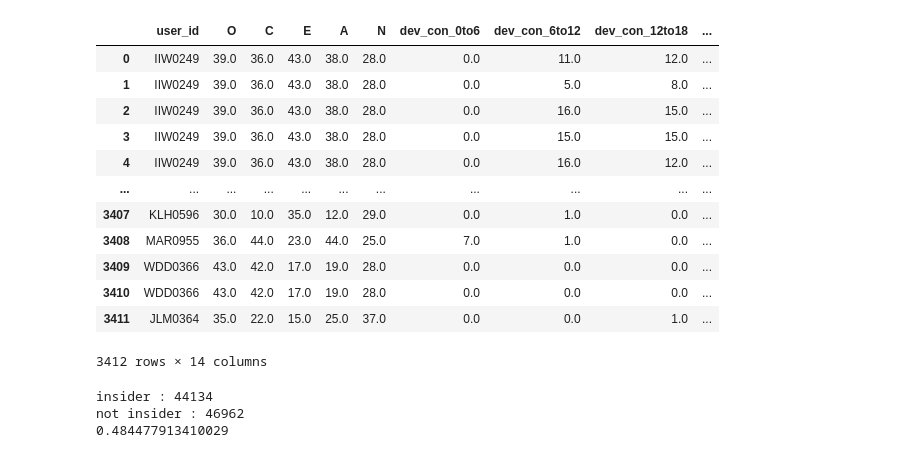
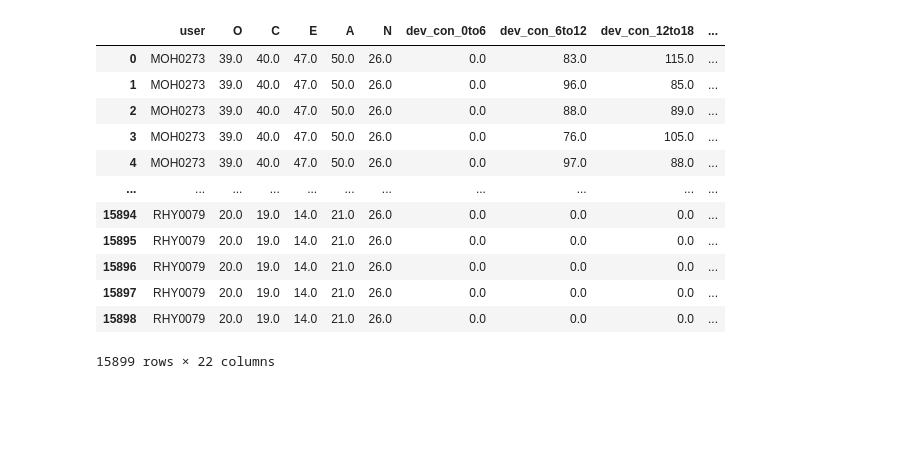
Before and after one commit to melonattacker/InsiderSignalingGame, a Jupyter notebook: data/preprocess/preprocess.ipynb, the cells around one changed output. Saved outputs shown, nothing was run; the diff lists cells and outputs as text; code cells hidden in the pictures; blank space fills up the shorter version.

Commit message:
UPDATE: logonを含めた学習

```diff
--- a/data/preprocess/preprocess.ipynb
+++ b/data/preprocess/preprocess.ipynb
@@ -1,6 +1,7 @@
 # %%
 import pandas as pd
 device_df = pd.read_csv('device.csv')
+logon_df = pd.read_csv('logon.csv')
 psycho_df = pd.read_csv('psychometric.csv', index_col=0)
 # %%
 import math
@@ -29 +30,12 @@ device_df
 91096 rows × 6 columns
+# %%
+import math
+import random
+logon_df.assign(insider=0) # insiderのラベル追加
+insiders_df = pd.read_csv('insiders.csv')
+insiders = insiders_df[insiders_df['dataset'] == 4.2]['user'].tolist()
+logon_df["insider"] = logon_df["user"].apply(lambda x : 0 if x  in insiders else  1)
+nin_insider_list = list(logon_df[logon_df['insider'] == 1].index)
+del_rows = random.sample(nin_insider_list, math.floor(0.87*len(nin_insider_list))) # insiderとnot insiderの割合をいい感じにするためにnot insiderを削除
+logon_df = logon_df.drop(del_rows)
+logon_df
@@ -30,6 +56,9 @@ device_df
 # %%
 device_df["activity"] = device_df["activity"].apply(lambda x : 0 if x == "Connect" else  1) # activityを0, 1に変換
 device_df["date"] = pd.to_datetime(device_df["date"]) # 日時をdatetime型に変換
+# %%
+logon_df["activity"] = logon_df["activity"].apply(lambda x : 0 if x == "Logon" else  1) # activityを0, 1に変換
+logon_df["date"] = pd.to_datetime(logon_df["date"]) # 日時をdatetime型に変換
 # %%
 def get_timezone(hour: int) -> int:
         if 0 <= hour and hour < 6:
@@ -50,51 +79,63 @@ for user in users:
         hour = row['date'].hour
         if(row['activity'] == 0):
             if ym not in d[user]:
-                d[user][ym] = [0]*8
+                d[user][ym] = [0]*16
             tz = get_timezone(hour)
             d[user][ym][tz] += 1
         if(row['activity'] == 1):
             if ym not in d[user]:
-                d[user][ym] = [0]*8
+                d[user][ym] = [0]*16
             tz = get_timezone(hour)
             d[user][ym][tz+4] += 1
+
+users = logon_df['user'].unique()
+for user in users:
+    if user not in d:
+        d[user] = {} # logon, logoffを記録
+    for index, row in logon_df[logon_df['user']== user].iterrows():
+        ym = str(row['date'].year)+str(row['date'].month)
+        hour = row['date'].hour
+        if(row['activity'] == 0):
+            if ym not in d[user]:
+                d[user][ym] = [0]*16
+            tz = get_timezone(hour)
+            d[user][ym][tz+8] += 1
+        if(row['activity'] == 1):
+            if ym not in d[user]:
+                d[user][ym] = [0]*16
+            tz = get_timezone(hour)
+            d[user][ym][tz+12] += 1
 # %%
 # USBの挿抜に関する列を追加
 
-main_df = pd.DataFrame({'user_id':[], 'O': [], 'C': [], 'E': [], 'A': [], 'N': [],
+main_df = pd.DataFrame({'user':[], 'O': [], 'C': [], 'E': [], 'A': [], 'N': [],
                         'dev_con_0to6': [], 'dev_con_6to12': [], 'dev_con_12to18': [], 'dev_con_18to24': [],
                         'dev_dis_0to6': [], 'dev_dis_6to12': [], 'dev_dis_12to18': [], 'dev_dis_18to24': [],
+                        'pc_on_0to6': [], 'pc_on_6to12': [], 'pc_on_12to18': [], 'pc_on_18to24': [],
+                        'pc_off_0to6': [], 'pc_off_6to12': [], 'pc_off_12to18': [], 'pc_off_18to24': [],
                        }, index=[])
 
 for user, v in d.items():
     for ym, vv in v.items():
         row = psycho_df[psycho_df['user_id']==user]
-        main_df = main_df.append({'user_id': user, 'O': row['O'][0], 'C':  row['C'][0], 'E':  row['E'][0], 'A':  row['A'][0], 'N':  row['N'][0],
+        main_df = main_df.append({'user': user, 'O': row['O'][0], 'C':  row['C'][0], 'E':  row['E'][0], 'A':  row['A'][0], 'N':  row['N'][0],
                         'dev_con_0to6':  vv[0], 'dev_con_6to12': vv[1], 'dev_con_12to18': vv[2], 'dev_con_18to24': vv[3],
                         'dev_dis_0to6': vv[4], 'dev_dis_6to12': vv[5], 'dev_dis_12to18': vv[6], 'dev_dis_18to24': vv[7],
+                        'pc_on_0to6': vv[8], 'pc_on_6to12': vv[9], 'pc_on_12to18': vv[10], 'pc_on_18to24': vv[11],
+                        'pc_off_0to6': vv[12], 'pc_off_6to12': vv[13], 'pc_off_12to18': vv[14], 'pc_off_18to24': vv[15],
                        }, ignore_index=True)
 main_df
 # %% [output]
-|  | user_id | O | C | E | A | N | dev_con_0to6 | dev_con_6to12 | dev_con_12to18 | ... |
-| 0 | IIW0249 | 39.0 | 36.0 | 43.0 | 38.0 | 28.0 | 0.0 | 11.0 | 12.0 | ... |
-| 1 | IIW0249 | 39.0 | 36.0 | 43.0 | 38.0 | 28.0 | 0.0 | 5.0 | 8.0 | ... |
-| 2 | IIW0249 | 39.0 | 36.0 | 43.0 | 38.0 | 28.0 | 0.0 | 16.0 | 15.0 | ... |
-| 3 | IIW0249 | 39.0 | 36.0 | 43.0 | 38.0 | 28.0 | 0.0 | 15.0 | 15.0 | ... |
-| 4 | IIW0249 | 39.0 | 36.0 | 43.0 | 38.0 | 28.0 | 0.0 | 16.0 | 12.0 | ... |
+|  | user | O | C | E | A | N | dev_con_0to6 | dev_con_6to12 | dev_con_12to18 | ... |
+| 0 | MOH0273 | 39.0 | 40.0 | 47.0 | 50.0 | 26.0 | 0.0 | 83.0 | 115.0 | ... |
+| 1 | MOH0273 | 39.0 | 40.0 | 47.0 | 50.0 | 26.0 | 0.0 | 96.0 | 85.0 | ... |
+| 2 | MOH0273 | 39.0 | 40.0 | 47.0 | 50.0 | 26.0 | 0.0 | 88.0 | 89.0 | ... |
+| 3 | MOH0273 | 39.0 | 40.0 | 47.0 | 50.0 | 26.0 | 0.0 | 76.0 | 105.0 | ... |
+| 4 | MOH0273 | 39.0 | 40.0 | 47.0 | 50.0 | 26.0 | 0.0 | 97.0 | 88.0 | ... |
 | ... | ... | ... | ... | ... | ... | ... | ... | ... | ... | ... |
-| 3407 | KLH0596 | 30.0 | 10.0 | 35.0 | 12.0 | 29.0 | 0.0 | 1.0 | 0.0 | ... |
-| 3408 | MAR0955 | 36.0 | 44.0 | 23.0 | 44.0 | 25.0 | 7.0 | 1.0 | 0.0 | ... |
-| 3409 | WDD0366 | 43.0 | 42.0 | 17.0 | 19.0 | 28.0 | 0.0 | 0.0 | 0.0 | ... |
-| 3410 | WDD0366 | 43.0 | 42.0 | 17.0 | 19.0 | 28.0 | 0.0 | 0.0 | 0.0 | ... |
-| 3411 | JLM0364 | 35.0 | 22.0 | 15.0 | 25.0 | 37.0 | 0.0 | 0.0 | 1.0 | ... |
+| 15894 | RHY0079 | 20.0 | 19.0 | 14.0 | 21.0 | 26.0 | 0.0 | 0.0 | 0.0 | ... |
+| 15895 | RHY0079 | 20.0 | 19.0 | 14.0 | 21.0 | 26.0 | 0.0 | 0.0 | 0.0 | ... |
+| 15896 | RHY0079 | 20.0 | 19.0 | 14.0 | 21.0 | 26.0 | 0.0 | 0.0 | 0.0 | ... |
+| 15897 | RHY0079 | 20.0 | 19.0 | 14.0 | 21.0 | 26.0 | 0.0 | 0.0 | 0.0 | ... |
+| 15898 | RHY0079 | 20.0 | 19.0 | 14.0 | 21.0 | 26.0 | 0.0 | 0.0 | 0.0 | ... |
-3412 rows × 14 columns
+15899 rows × 22 columns
-# %%
-df_ins = (df["insider"] == 0)
-print("insider :", df_ins.sum()) # 内部不正者のログ件数をカウント
-df_niins = (df["insider"] == 1)
-print("not insider :", df_niins.sum()) # 内部不正者でない人のログ件数をカウント
-print(df_ins.sum()/(df_ins.sum()+df_niins.sum())) # 全体における内部不正者のログ件数の割合
-# %% [output]
-insider : 44134
-not insider : 46962
-0.484477913410029
```
Also changed, not shown: parts of 8 cells of this notebook, 1 other file.
